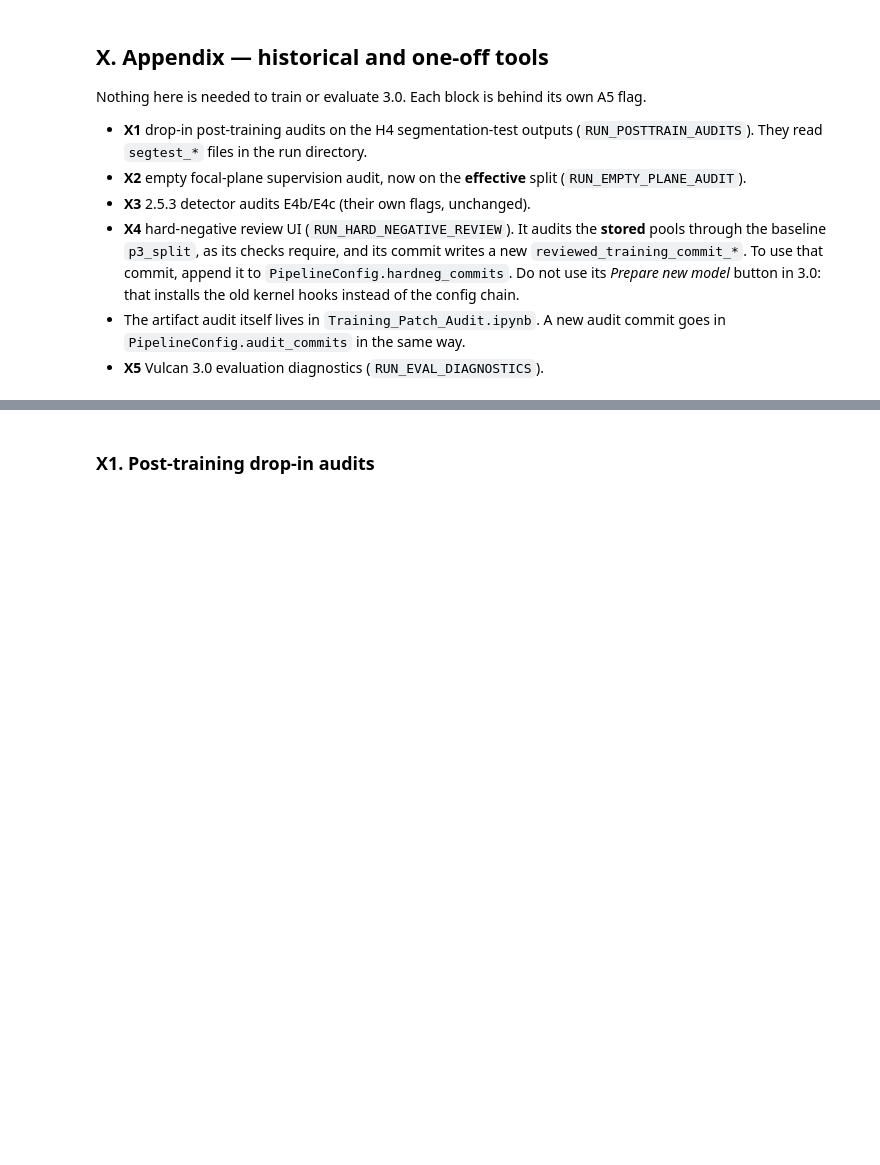
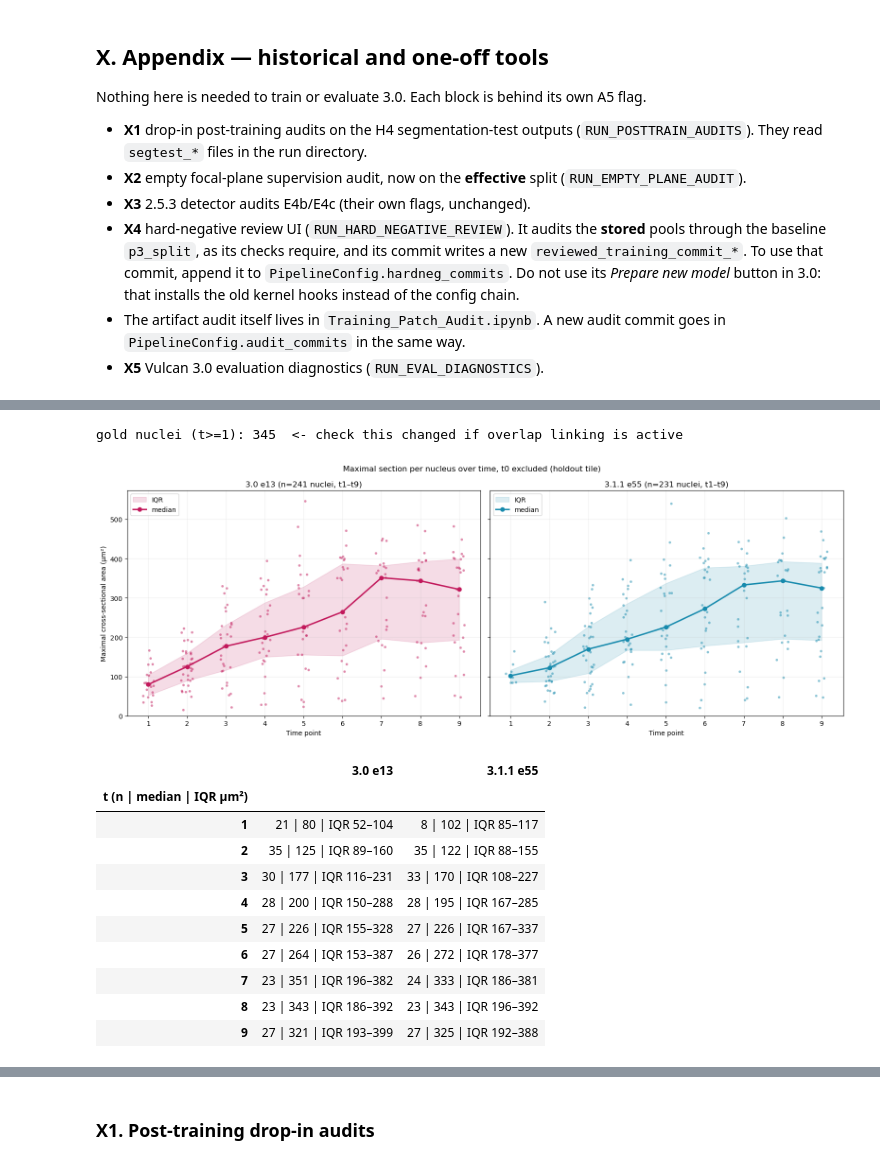
Before and after one commit to Tdeibert/Nuclear_Scaling_ML, a Jupyter notebook: Code_Repository/Python/Model_Training/vulcan_training_3_1_1.ipynb, the cells around one changed output, grey strips where cells are left out. Drawn from its saved outputs; the diff is of its cells as text; code cells hidden in the pictures; blank space fills up the shorter version.

```diff
--- a/Code_Repository/Python/Model_Training/vulcan_training_3_1_1.ipynb
+++ b/Code_Repository/Python/Model_Training/vulcan_training_3_1_1.ipynb
@@ -4694,0 +5314,42 @@ Nothing here is needed to train or evaluate 3.0. Each block is behind its own A5
+# %%
+# PLOT (one-off, read-only): 3.0 e13 and 3.1.1 e55 side by side, t0 excluded, same axes.
+# One point per nucleus at its maximal section (ids spanning >= MIN_PLANES planes, tile-edge
+# nuclei excluded as in AREA-SCATTER). Set SHOW_GOLD = True to overlay the hand-traced median.
+SHOW_GOLD = False
+_panels = [("3.0 e13", "#c2185b"), ("3.1.1 e55", "#168aad")]
+_gold = SERIES["gold (hand-traced)"]
+print(f"gold nuclei (t>=1): {int((_gold.t >= 1).sum())}  <- check this changed if overlap linking is active")
+_ymax = max(SERIES[n][SERIES[n].t >= 1].area_um2.max() for n, _ in _panels) * 1.05
+_rng = np.random.default_rng(0)
+fig, axs = plt.subplots(1, 2, figsize=(16, 6), sharey=True)
+for ax, (name, col) in zip(axs, _panels):
+    df = SERIES[name][SERIES[name].t >= 1]
+    ax.scatter(df.t + _rng.uniform(-.15, .15, len(df)), df.area_um2, s=14, alpha=.5, color=col, edgecolors="none")
+    med = df.groupby("t").area_um2.median(); q = df.groupby("t").area_um2.quantile([.25, .75]).unstack()
+    ax.fill_between(med.index, q[.25], q[.75], color=col, alpha=.15, label="IQR")
+    ax.plot(med.index, med.values, "-o", color=col, lw=2.2, ms=6, label="median")
+    if SHOW_GOLD:
+        gm = _gold[_gold.t >= 1].groupby("t").area_um2.median()
+        ax.plot(gm.index, gm.values, "--", color="black", lw=1.5, label="gold median")
+    ax.set(title=f"{name} (n={len(df)} nuclei, t1–t9)", xlabel="Time point", ylim=(0, _ymax))
+    ax.set_xticks(range(1, 10)); ax.grid(alpha=.2); ax.legend(loc="upper left")
+axs[0].set_ylabel("Maximal cross-sectional area (µm²)")
+fig.suptitle("Maximal section per nucleus over time, t0 excluded (holdout tile)")
+plt.tight_layout(); plt.show()
+display(pd.DataFrame({n: SERIES[n][SERIES[n].t >= 1].groupby("t").area_um2.agg(
+        lambda a: f"{len(a)} | {a.median():.0f} | IQR {a.quantile(.25):.0f}–{a.quantile(.75):.0f}") for n, _ in _panels})
+        .rename_axis("t (n | median | IQR µm²)"))
+# %% [output]
+gold nuclei (t>=1): 345  <- check this changed if overlap linking is active
+[figure, added]
+|  | 3.0 e13 | 3.1.1 e55 |
+| t (n | median | IQR µm²) |  |  |
+| 1 | 21 | 80 | IQR 52–104 | 8 | 102 | IQR 85–117 |
+| 2 | 35 | 125 | IQR 89–160 | 35 | 122 | IQR 88–155 |
+| 3 | 30 | 177 | IQR 116–231 | 33 | 170 | IQR 108–227 |
+| 4 | 28 | 200 | IQR 150–288 | 28 | 195 | IQR 167–285 |
+| 5 | 27 | 226 | IQR 155–328 | 27 | 226 | IQR 167–337 |
+| 6 | 27 | 264 | IQR 153–387 | 26 | 272 | IQR 178–377 |
+| 7 | 23 | 351 | IQR 196–382 | 24 | 333 | IQR 186–381 |
+| 8 | 23 | 343 | IQR 186–392 | 23 | 343 | IQR 196–392 |
+| 9 | 27 | 321 | IQR 193–399 | 27 | 325 | IQR 192–388 |
```
Also changed, not shown: parts of 20 cells of this notebook, 1 other file.
